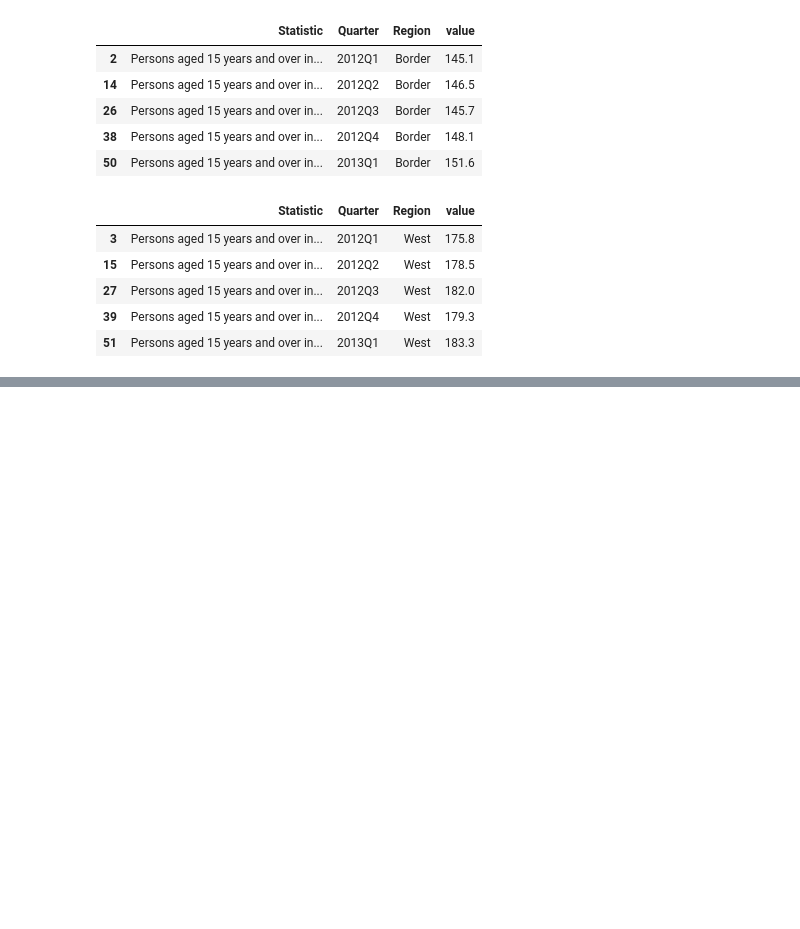
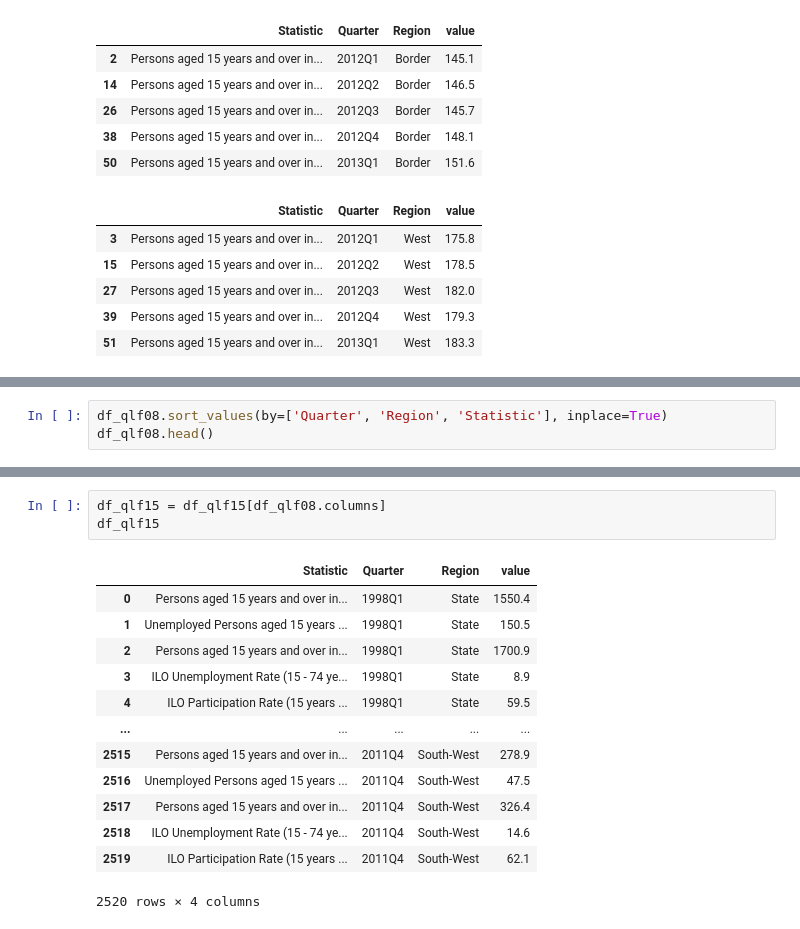
Before and after one commit to no1numa/ireland-workforce-analysis, a Jupyter notebook: notebooks/02_data_cleaning.ipynb, the cells around one changed output, grey strips where cells are left out. Cells and saved outputs as stored; diff of their text form; blank space fills up the shorter version.

```diff
--- a/notebooks/02_data_cleaning.ipynb
+++ b/notebooks/02_data_cleaning.ipynb
@@ -490,0 +518,3 @@ display(df_qlf08.loc[(df_qlf08['Region'] == 'West') & (df_qlf08['Statistic'] ==
+# %%
+df_qlf08.sort_values(by=['Quarter', 'Region', 'Statistic'], inplace=True)
+df_qlf08.head()
@@ -490,0 +528,17 @@ display(df_qlf08.loc[(df_qlf08['Region'] == 'West') & (df_qlf08['Statistic'] ==
+# %%
+df_qlf15 = df_qlf15[df_qlf08.columns]
+df_qlf15
+# %% [output]
+|  | Statistic | Quarter | Region | value |
+| 0 | Persons aged 15 years and over in... | 1998Q1 | State | 1550.4 |
+| 1 | Unemployed Persons aged 15 years ... | 1998Q1 | State | 150.5 |
+| 2 | Persons aged 15 years and over in... | 1998Q1 | State | 1700.9 |
+| 3 | ILO Unemployment Rate (15 - 74 ye... | 1998Q1 | State | 8.9 |
+| 4 | ILO Participation Rate (15 years ... | 1998Q1 | State | 59.5 |
+| ... | ... | ... | ... | ... |
+| 2515 | Persons aged 15 years and over in... | 2011Q4 | South-West | 278.9 |
+| 2516 | Unemployed Persons aged 15 years ... | 2011Q4 | South-West | 47.5 |
+| 2517 | Persons aged 15 years and over in... | 2011Q4 | South-West | 326.4 |
+| 2518 | ILO Unemployment Rate (15 - 74 ye... | 2011Q4 | South-West | 14.6 |
+| 2519 | ILO Participation Rate (15 years ... | 2011Q4 | South-West | 62.1 |
+2520 rows × 4 columns
```
Also changed, not shown: parts of 4 cells of this notebook.
